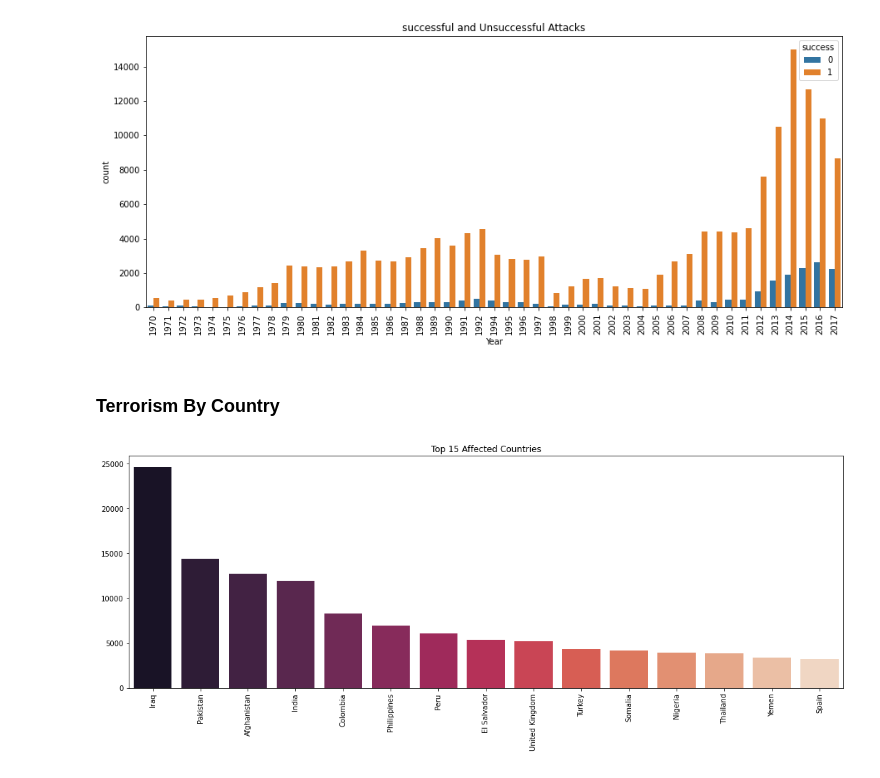
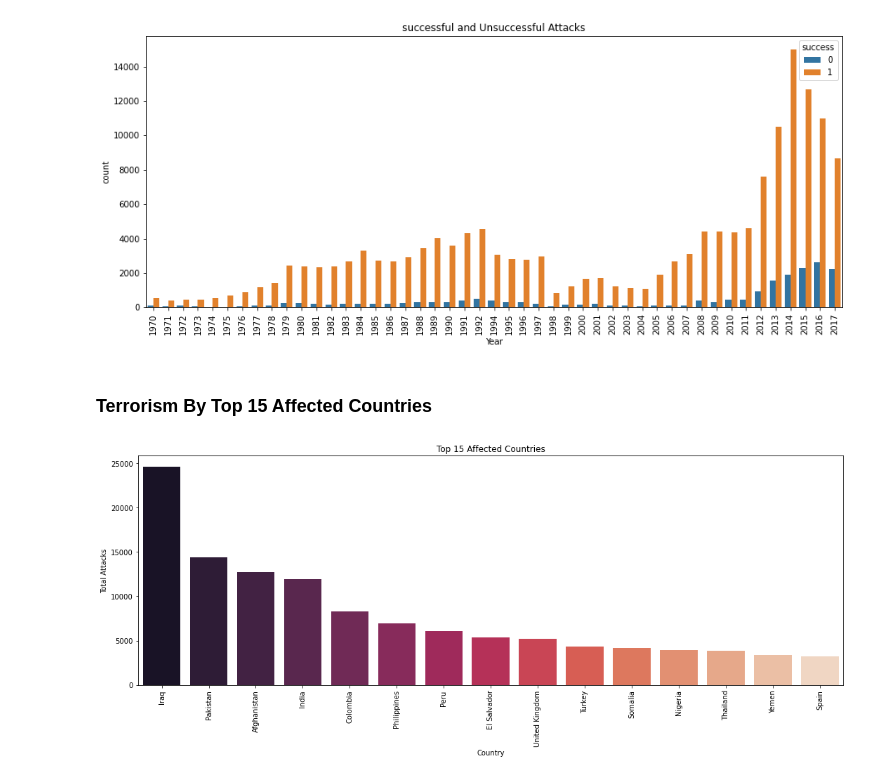
Before and after one commit to Akshitbagri/TSF-GRIP-Data-Science-Business-Analytics, a Jupyter notebook: Exploratory Data Analysis - Terrorism/Analysis.ipynb, the cells around one changed output. Cells and saved outputs as stored; diff of their text form; code cells hidden in the pictures.

```diff
--- a/Exploratory Data Analysis - Terrorism/Analysis.ipynb
+++ b/Exploratory Data Analysis - Terrorism/Analysis.ipynb
@@ -119,12 +119,14 @@ plt.title('successful and Unsuccessful Attacks')
 Text(0.5, 1.0, 'successful and Unsuccessful Attacks')
 [figure]
 # %% [markdown]
-### Terrorism By Country
+### Terrorism By Top 15 Affected Countries
 # %%
 plt.subplots(figsize=(18,6))
-sns.barplot(terror['Country'].value_counts()[:15].index,terror['Country'].value_counts()[:15].values,palette='rocket')
+country_attacks = terror.Country.value_counts()[:15].reset_index()
+country_attacks.columns = ['Country', 'Total Attacks']
+sns.barplot(x=country_attacks.Country, y=country_attacks['Total Attacks'], palette= 'rocket')
 plt.xticks(rotation=90)
 plt.title('Top 15 Affected Countries')
 plt.show()
 # %% [output]
-[figure, old version]
+[figure, new version]
```
Also changed, not shown: parts of 4 cells of this notebook.
